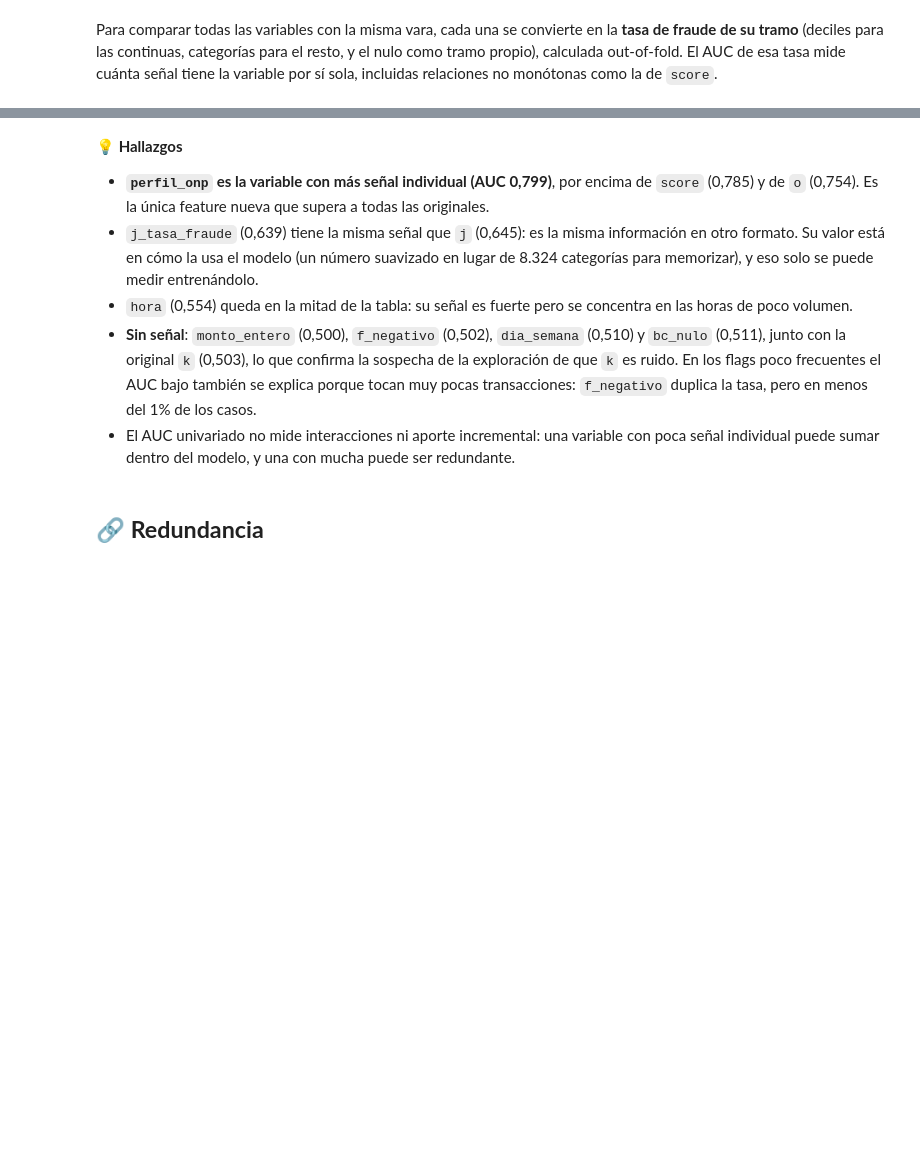
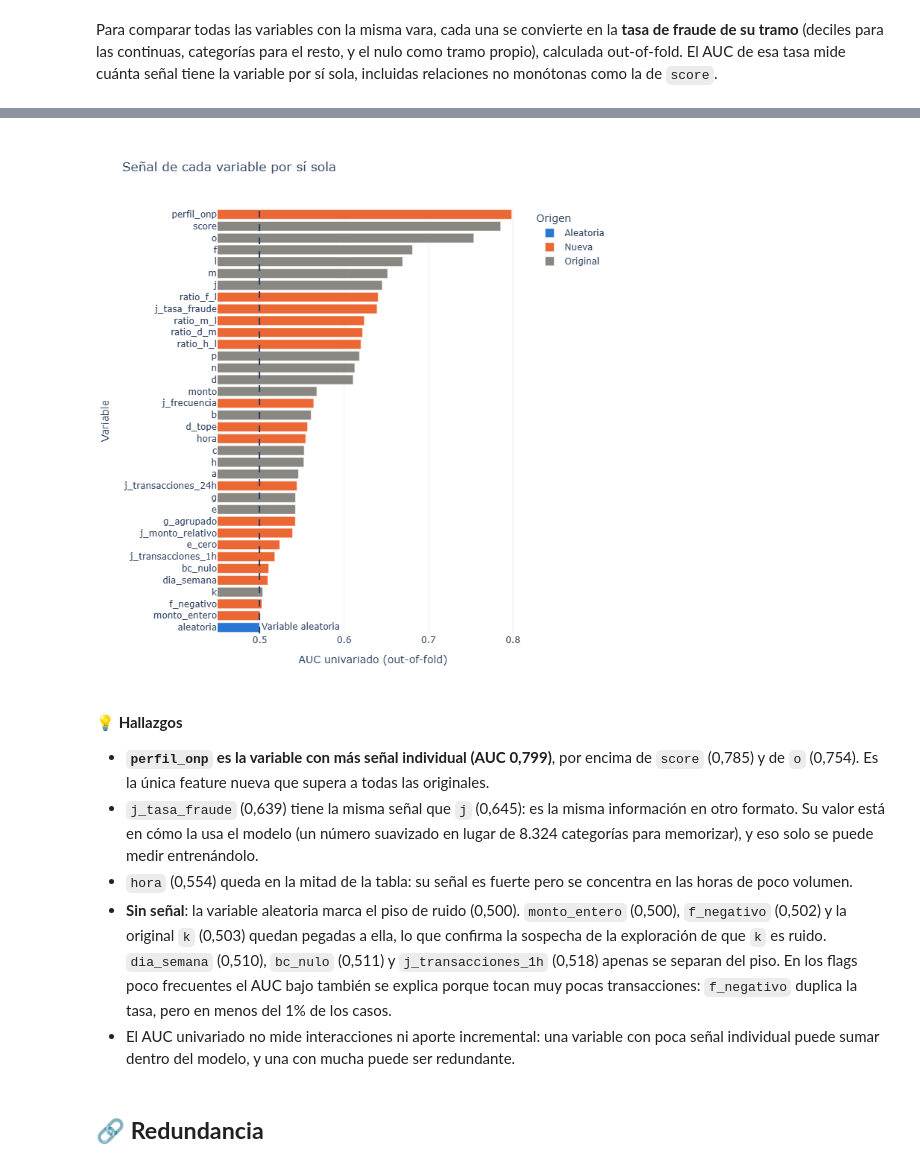
Before and after one commit to JuanFeDS/fraud_shipping, a Jupyter notebook: notebooks/03.feature_engineering.ipynb, the cells around one changed output, grey strips where cells are left out. Saved outputs shown, nothing was run; the diff lists cells and outputs as text; code cells hidden in the pictures; blank space fills up the shorter version.

Commit message:
eda 📊: add random noise floor to univariate feature ranking

```diff
--- a/notebooks/03.feature_engineering.ipynb
+++ b/notebooks/03.feature_engineering.ipynb
@@ -28,7 +28,7 @@ pio.renderers.default = 'plotly_mimetype+png'
 pio.templates.default = 'plotly_white'
 
 COLOR_PRINCIPAL = '#2a78d6'
-COLORES_ORIGEN = {'Original': '#898781', 'Nueva': '#eb6834'}
+COLORES_ORIGEN = {'Original': '#898781', 'Nueva': '#eb6834', 'Aleatoria': '#2a78d6'}
 
 # Parámetros del análisis
 SEMILLA = 42
@@ -313,7 +390,7 @@ graficar_tasa_fraude(
 # %% [markdown]
 Para comparar todas las variables con la misma vara, cada una se convierte en la **tasa de fraude de su tramo** (deciles para las continuas, categorías para el resto, y el nulo como tramo propio), calculada out-of-fold. El AUC de esa tasa mide cuánta señal tiene la variable por sí sola, incluidas relaciones no monótonas como la de `score`.
 # %%
-# AUC univariado out-of-fold de cada variable, original o nueva
+# AUC univariado out-of-fold de cada variable, original o nueva, más una variable aleatoria como piso de ruido
 features_nuevas = [columna for columna in df.columns if columna not in columnas_originales + ['fecha', 'fraude']]
 
 
@@ -324,12 +401,15 @@ def tramos(serie):
     return serie.astype(str)
 
 
+variables_ranking = {columna: df[columna] for columna in columnas_originales + features_nuevas}
+variables_ranking['aleatoria'] = pd.Series(np.random.default_rng(SEMILLA).uniform(size=len(df)), index=df.index)
+
 ranking = pd.DataFrame([
     {
-        'variable': columna,
-        'origen': 'Nueva' if columna in features_nuevas else 'Original',
-        'auc': roc_auc_score(df['fraude'], tasa_fraude_oof(tramos(df[columna]), df['fraude'], folds)),
+        'variable': nombre,
+        'origen': 'Aleatoria' if nombre == 'aleatoria' else 'Nueva' if nombre in features_nuevas else 'Original',
+        'auc': roc_auc_score(df['fraude'], tasa_fraude_oof(tramos(serie), df['fraude'], folds)),
     }
-    for columna in columnas_originales + features_nuevas
+    for nombre, serie in variables_ranking.items()
 ]).sort_values('auc', ascending=False)
 ranking.round(3)
@@ -336,25 +434,35 @@ ranking.round(3)
 # %%
-# Ranking visual: las variables nuevas en naranja
+# Ranking visual con todas las variables juntas; lo que queda cerca o por debajo de la aleatoria no tiene señal propia
 fig = px.bar(
     ranking.sort_values('auc'),
     x='auc',
     y='variable',
     color='origen',
     orientation='h',
     color_discrete_map=COLORES_ORIGEN,
     labels={'auc': 'AUC univariado (out-of-fold)', 'variable': 'Variable', 'origen': 'Origen'},
     title='Señal de cada variable por sí sola',
 )
 fig.update_xaxes(range=[0.45, ranking['auc'].max() + 0.02])
+# Sin esto plotly agrupa las barras por color (una traza por origen) en lugar de ordenarlas por AUC
+fig.update_yaxes(categoryorder='total ascending')
+fig.add_vline(
+    x=ranking.loc[ranking['variable'] == 'aleatoria', 'auc'].item(),
+    line_dash='dash',
+    annotation_text='Variable aleatoria',
+    annotation_position='bottom right',
+)
 fig.update_layout(height=750)
 fig.show()
+# %% [output]
+[figure, added]
 # %% [markdown]
 **💡 Hallazgos**
 
 - **`perfil_onp` es la variable con más señal individual (AUC 0,799)**, por encima de `score` (0,785) y de `o` (0,754). Es la única feature nueva que supera a todas las originales.
 - `j_tasa_fraude` (0,639) tiene la misma señal que `j` (0,645): es la misma información en otro formato. Su valor está en cómo la usa el modelo (un número suavizado en lugar de 8.324 categorías para memorizar), y eso solo se puede medir entrenándolo.
 - `hora` (0,554) queda en la mitad de la tabla: su señal es fuerte pero se concentra en las horas de poco volumen.
-- **Sin señal**: `monto_entero` (0,500), `f_negativo` (0,502), `dia_semana` (0,510) y `bc_nulo` (0,511), junto con la original `k` (0,503), lo que confirma la sospecha de la exploración de que `k` es ruido. En los flags poco frecuentes el AUC bajo también se explica porque tocan muy pocas transacciones: `f_negativo` duplica la tasa, pero en menos del 1% de los casos.
+- **Sin señal**: la variable aleatoria marca el piso de ruido (0,500). `monto_entero` (0,500), `f_negativo` (0,502) y la original `k` (0,503) quedan pegadas a ella, lo que confirma la sospecha de la exploración de que `k` es ruido. `dia_semana` (0,510), `bc_nulo` (0,511) y `j_transacciones_1h` (0,518) apenas se separan del piso. En los flags poco frecuentes el AUC bajo también se explica porque tocan muy pocas transacciones: `f_negativo` duplica la tasa, pero en menos del 1% de los casos.
 - El AUC univariado no mide interacciones ni aporte incremental: una variable con poca señal individual puede sumar dentro del modelo, y una con mucha puede ser redundante.
 # %% [markdown]
 ## **🔗 Redundancia**
```
Also changed, not shown: parts of 18 cells of this notebook.
